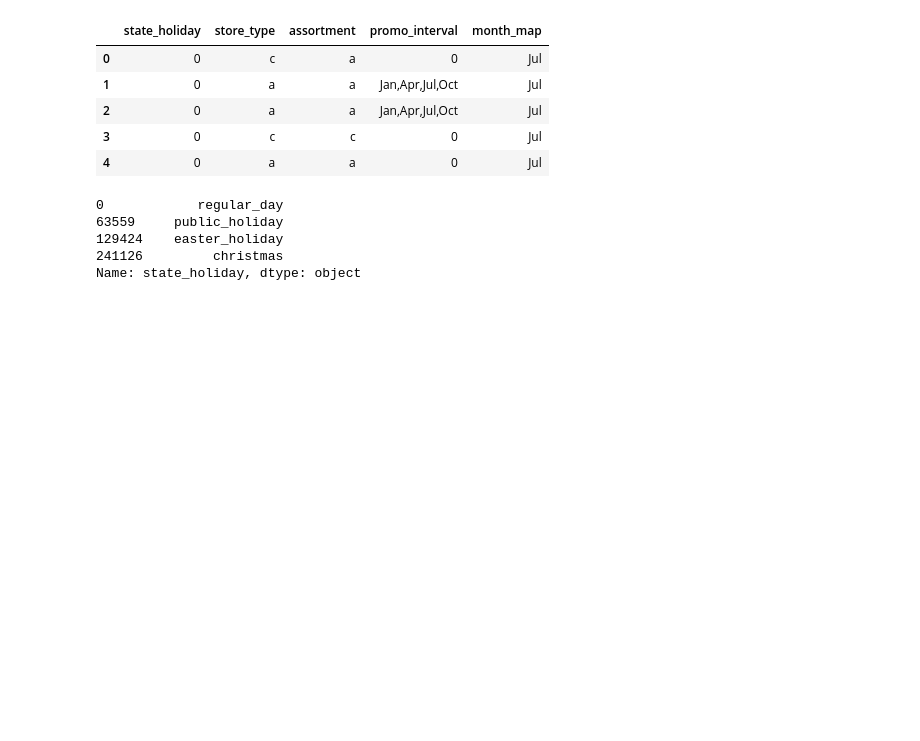
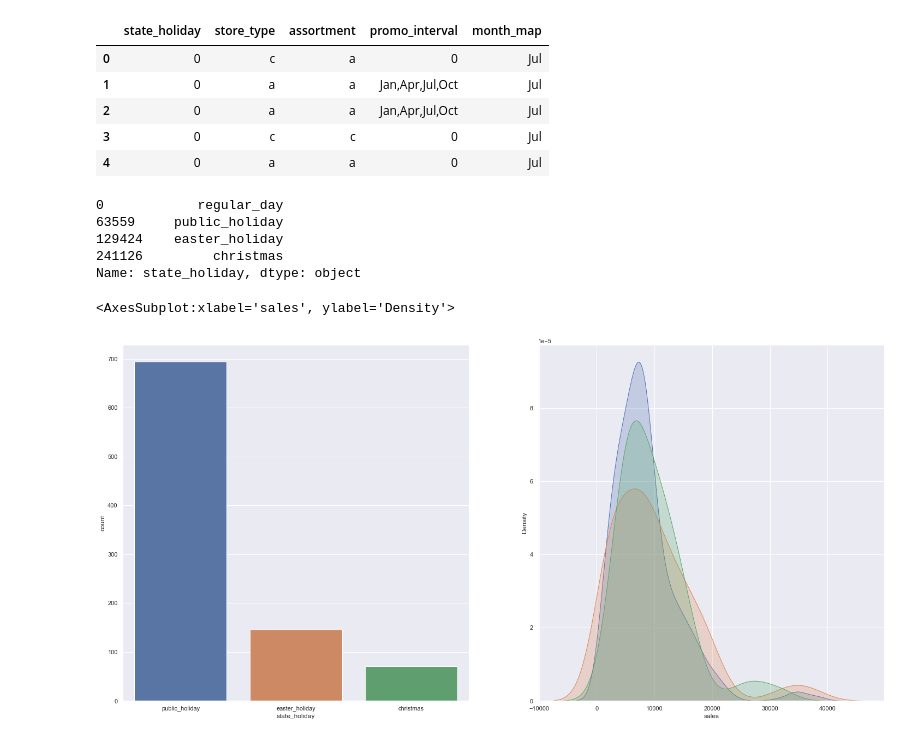
Before and after one commit to guiaraujofreitas/rossmann_estudo, a Jupyter notebook: Store-analise_dados_ modulo_04_1.ipynb, the cells around one changed output. Saved outputs shown, nothing was run; the diff lists cells and outputs as text; code cells hidden in the pictures; blank space fills up the shorter version.

```diff
--- a/Store-analise_dados_ modulo_04_1.ipynb
+++ b/Store-analise_dados_ modulo_04_1.ipynb
@@ -651,4 +651,19 @@ df4['state_holiday'].drop_duplicates()
 241126         christmas
 Name: state_holiday, dtype: object
 # %%
-a = df4[df4['state_holiday']!= 'regular_day']
+#fonte conceito subplot =http://www.estruturas.ufpr.br/disciplinas/pos-graduacao/introducao-a-computacao-cientifica-com-python/introducao-python/3-2-figuras-subplotagens-eixos-e-marcadores/
+
+#state_holiday
+
+plt.subplot(1,2,1)
+# a lógica do subplot é dessa forma: "linha,coluna, imagem".
+a= df4[df4['state_holiday']!= 'regular_day']
+sns.countplot(a['state_holiday'],label= 'Comparativo de feriados')
+
+plt.subplot(1,2,2)
+sns.kdeplot(df4[df4['state_holiday'] =='public_holiday']['sales'],label = 'public holiday',shade=True)
+sns.kdeplot(df4[df4['state_holiday'] =='easter_holiday']['sales'],shade=True)
+sns.kdeplot(df4[df4['state_holiday'] == 'christmas']['sales'],shade=True)
+# %% [output]
+<AxesSubplot:xlabel='sales', ylabel='Density'>
+[figure, added]
```
Also changed, not shown: parts of 4 cells of this notebook.
